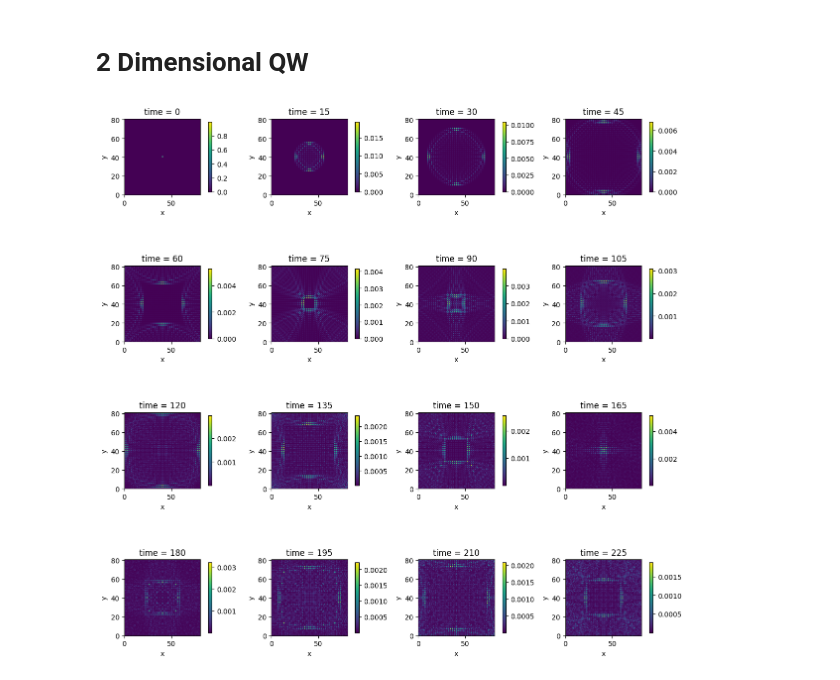
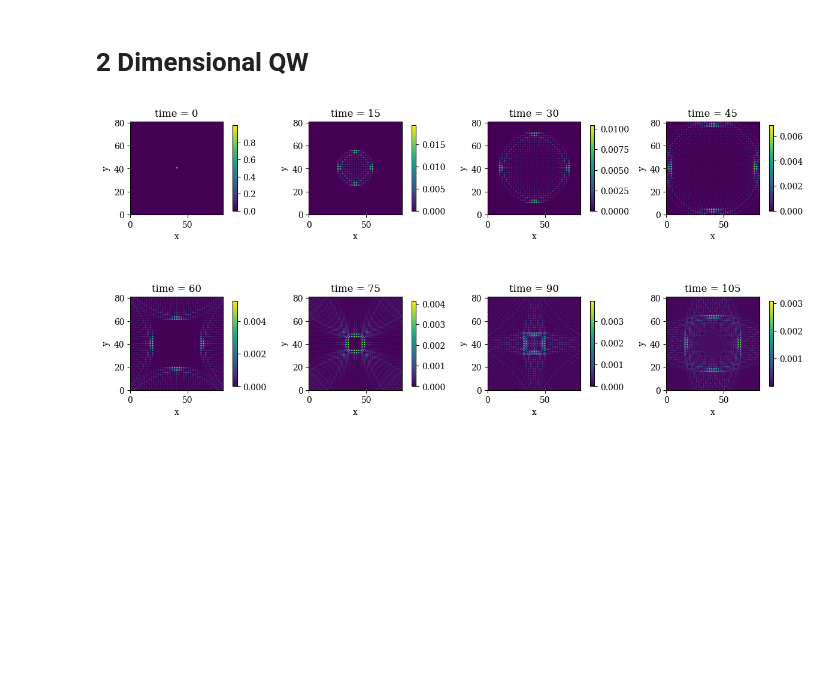
Before and after one commit to JedrekSt/M_thesis, a Jupyter notebook: Results/TwoDimensionQW.ipynb, the cells around one changed output. Saved outputs shown, nothing was run; the diff lists cells and outputs as text; code cells hidden in the pictures; blank space fills up the shorter version.

```diff
--- a/Results/TwoDimensionQW.ipynb
+++ b/Results/TwoDimensionQW.ipynb
@@ -12,6 +12,8 @@ device = "cuda" if torch.cuda.is_available() else "cpu"
 print(f"currently used device : {device}")
 # %% [output]
 currently used device : cpu
+# %%
+plt.rc('font', family='serif')
 # %% [markdown]
 <h1>2 Dimensional QW</h1>
 # %%
@@ -30,28 +32,28 @@ init_state_dict = {
 
 model = SimpleWalk2D(dimx,dimy,x_coin_dict,y_coin_dict,init_state_dict,device = device)
 # %%
-fig = plt.figure(figsize = (12,12))
+fig = plt.figure(figsize = (12,6))
 
 time = 0
 step = 15
 prob = model.Get_prob()
-num = 16
+num = 8
 
 for i in range(num):
   ax = fig.add_subplot(num // 4, 4 ,i+1)
   im = ax.imshow(prob,origin = "lower",extent = [0,dimx,0,dimy])
   ax.set_xlabel("x")
   ax.set_ylabel("y")
   ax.set_title(f"time = {time}")
   plt.colorbar(im, ax = ax, fraction=0.04, pad=0.09)
 
   for _ in range(step):
     model.Evolve()
     prob = model.Get_prob()
     time += 1
 
 plt.tight_layout()
 
 fig.savefig("Images/2DimQW.pdf",format= "pdf",bbox_inches = "tight")
 # %% [output]
-[figure, old version]
+[figure, new version]
```
Also changed, not shown: 7 other files.
